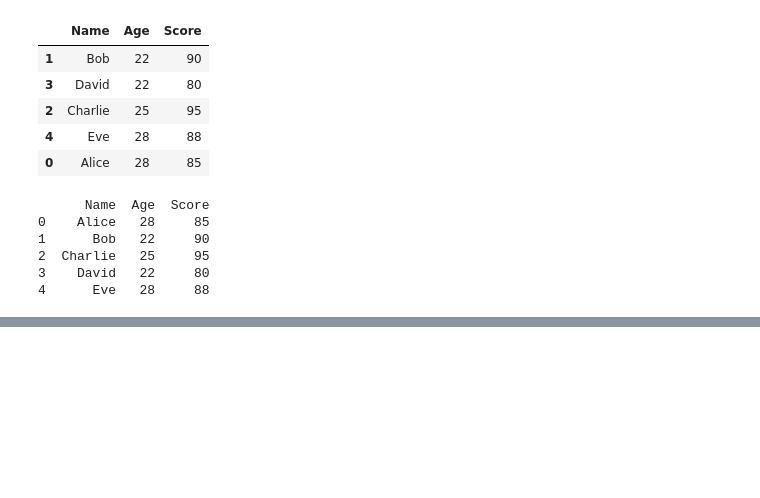
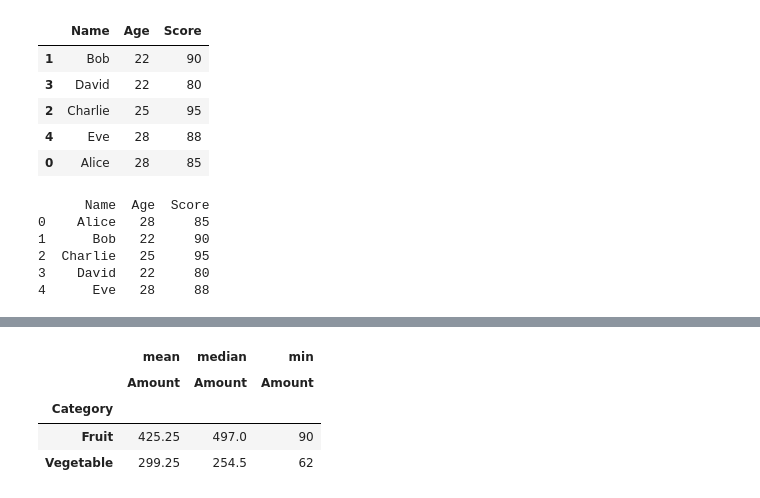
Before and after one commit to Muhammad-Umair-0/Machine-Learning, a Jupyter notebook: Pandas/pandas_DataFrame.ipynb, the cells around one changed output, grey strips where cells are left out. Drawn from its saved outputs; the diff is of its cells as text; code cells hidden in the pictures; blank space fills up the shorter version.

```diff
--- a/Pandas/pandas_slicing.ipynb
+++ b/Pandas/pandas_DataFrame.ipynb
@@ -471,0 +535,12 @@ print(sorted_df)
+# %%
+# Get the Mean, Median, Minimum Sale by Category
+pivot = df.pivot_table(index=['Category'],
+                       values=['Amount'],
+                       aggfunc=['mean', 'median', 'min'])
+pivot
+# %% [output]
+|  | mean | median | min |
+|  | Amount | Amount | Amount |
+| Category |  |  |  |
+| Fruit | 425.25 | 497.0 | 90 |
+| Vegetable | 299.25 | 254.5 | 62 |
```
Also changed, not shown: parts of 6 cells of this notebook.
